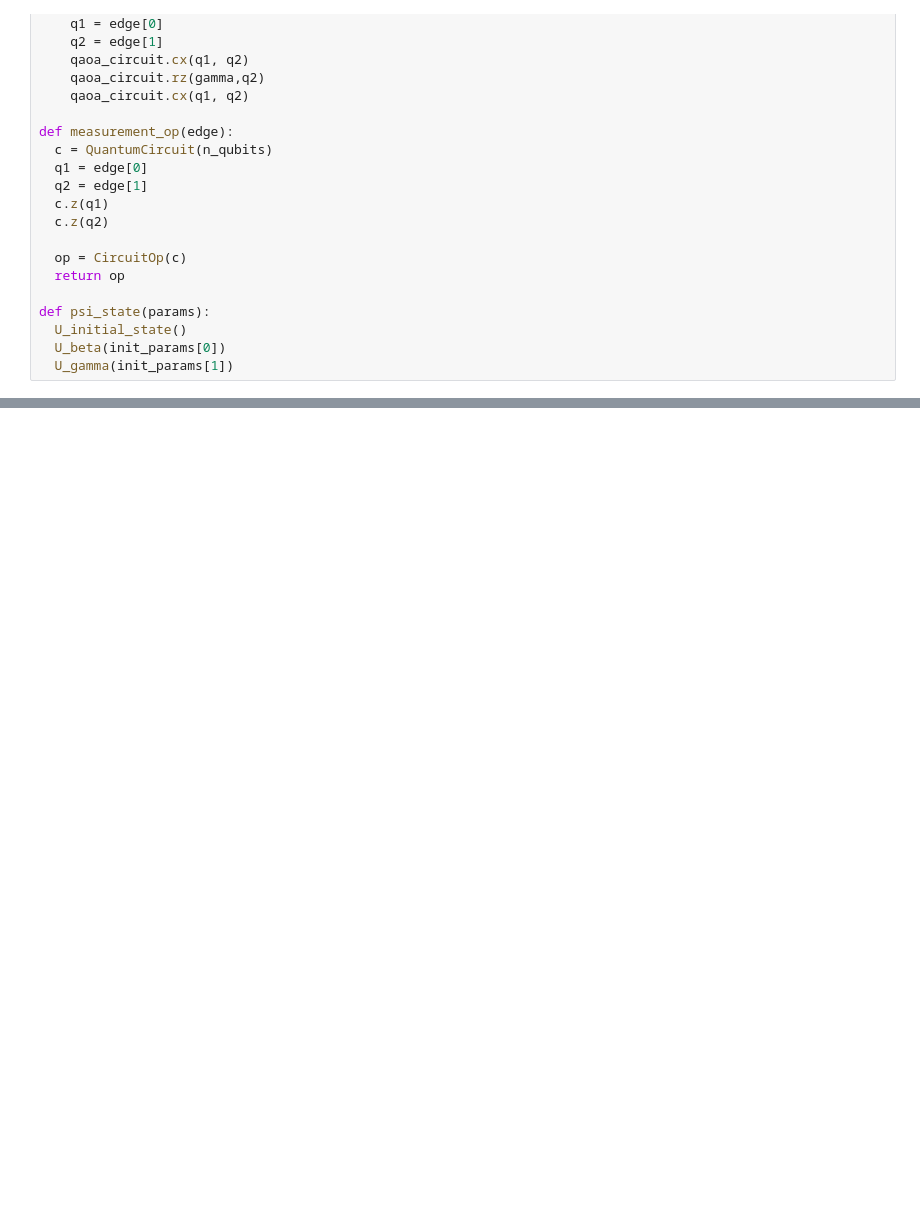
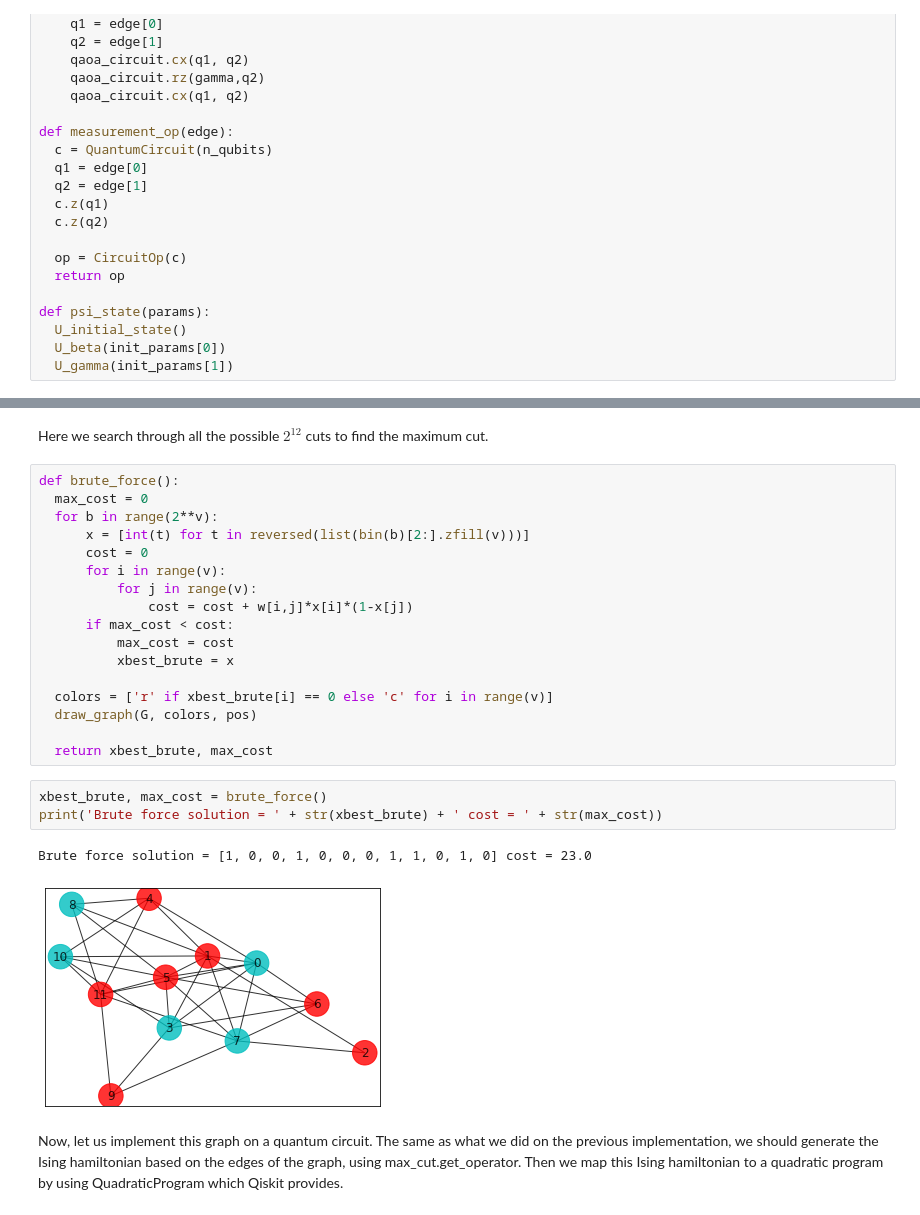
Before and after one commit to nargesalavi/QAOA-for-MAXCUT, a Jupyter notebook: QAOA_for_MaxCut.ipynb, the cells around one changed output, grey strips where cells are left out. Saved outputs shown, nothing was run; the diff lists cells and outputs as text; blank space fills up the shorter version.

```diff
--- a/QAOA_for_MaxCut.ipynb
+++ b/QAOA_for_MaxCut.ipynb
@@ -475,0 +367,28 @@ range(0, 2)
+# %% [markdown]
+Here we search through all the possible $2^{12}$ cuts to find the maximum cut.
+# %%
+def brute_force():
+  max_cost = 0
+  for b in range(2**v):
+      x = [int(t) for t in reversed(list(bin(b)[2:].zfill(v)))]
+      cost = 0
+      for i in range(v):
+          for j in range(v):
+              cost = cost + w[i,j]*x[i]*(1-x[j])
+      if max_cost < cost:
+          max_cost = cost
+          xbest_brute = x
+
+  colors = ['r' if xbest_brute[i] == 0 else 'c' for i in range(v)]
+  draw_graph(G, colors, pos)
+
+  return xbest_brute, max_cost
+# %%
+xbest_brute, max_cost = brute_force()
+print('Brute force solution = ' + str(xbest_brute) + ' cost = ' + str(max_cost))
+# %% [output]
+Brute force solution = [1, 0, 0, 1, 0, 0, 0, 1, 1, 0, 1, 0] cost = 23.0
+[figure, added]
+# %% [markdown]
+Now, let us implement this graph on a quantum circuit.
+The same as what we did on the previous implementation, we should generate the Ising hamiltonian based on the edges of the graph, using max_cut.get_operator. Then we map this Ising hamiltonian to a quadratic program by using QuadraticProgram which Qiskit provides.
```
Also changed, not shown: parts of 38 cells of this notebook.
